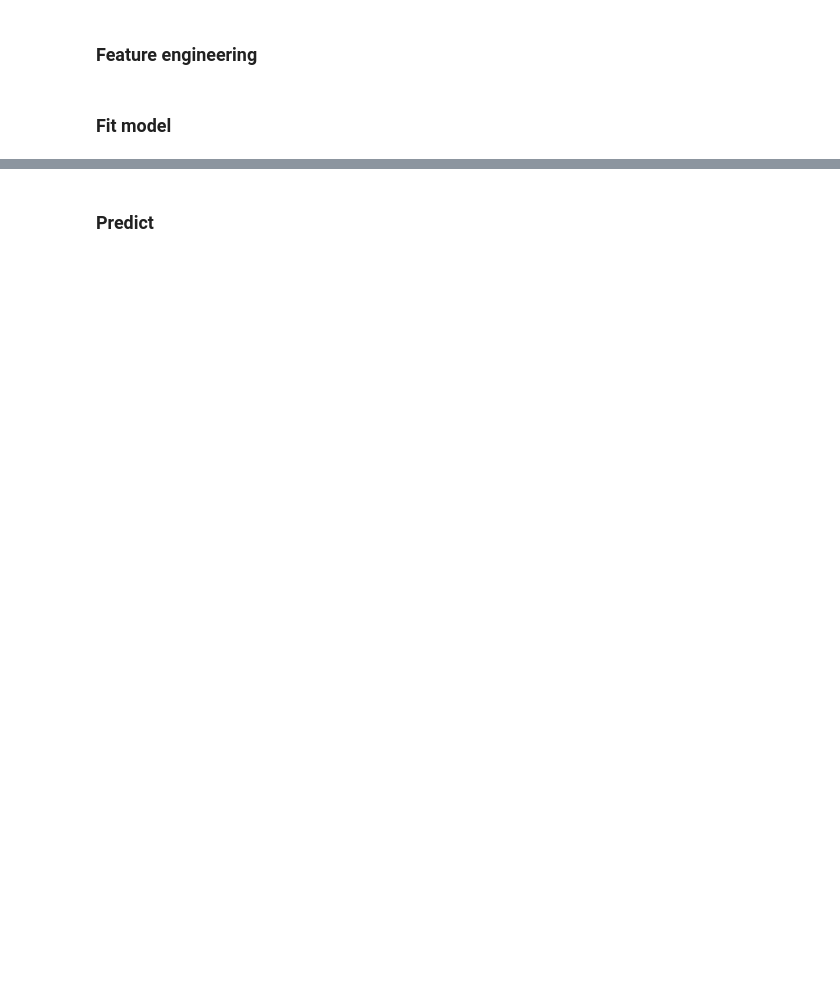
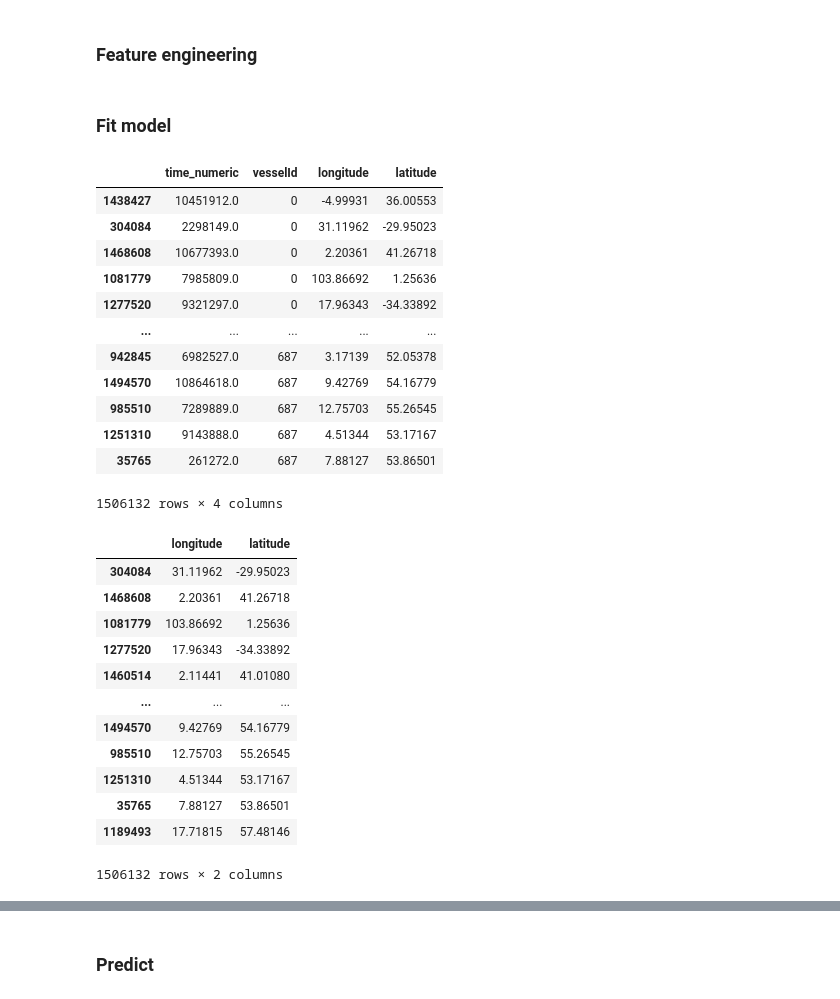
Before and after one commit to andrejvi/AIS-Vessel-Position-Prediction-ML, a Jupyter notebook: Main.ipynb, the cells around one changed output, grey strips where cells are left out. Cells and saved outputs as stored; diff of their text form; code cells hidden in the pictures; blank space fills up the shorter version.

```diff
--- a/Main.ipynb
+++ b/Main.ipynb
@@ -100,0 +86,47 @@ model = xgb.XGBRegressor().fit(train_df[features], train_df[targets])
+# %%
+features = ['time_numeric', 'vesselId', 'longitude', 'latitude']
+targets = ['longitude', 'latitude']
+
+train_df = train_df.sort_values(by = 'vesselId')
+X = train_df[features].copy(deep = True)
+y = train_df[targets].copy(deep = True)
+indexes_X = []
+indexes_y = []
+for vessel in train_df['vesselId'].unique():
+    data_vessel = train_df[train_df['vesselId'] == vessel]
+    indexes_X.append(data_vessel.index[-1])
+    indexes_y.append(data_vessel.index[0])
+
+
+X = X.drop(index = indexes_X)
+y = y.drop(index = indexes_y)
+
+display(X[features])
+display(y[targets])
+# %% [output]
+|  | time_numeric | vesselId | longitude | latitude |
+| 1438427 | 10451912.0 | 0 | -4.99931 | 36.00553 |
+| 304084 | 2298149.0 | 0 | 31.11962 | -29.95023 |
+| 1468608 | 10677393.0 | 0 | 2.20361 | 41.26718 |
+| 1081779 | 7985809.0 | 0 | 103.86692 | 1.25636 |
+| 1277520 | 9321297.0 | 0 | 17.96343 | -34.33892 |
+| ... | ... | ... | ... | ... |
+| 942845 | 6982527.0 | 687 | 3.17139 | 52.05378 |
+| 1494570 | 10864618.0 | 687 | 9.42769 | 54.16779 |
+| 985510 | 7289889.0 | 687 | 12.75703 | 55.26545 |
+| 1251310 | 9143888.0 | 687 | 4.51344 | 53.17167 |
+| 35765 | 261272.0 | 687 | 7.88127 | 53.86501 |
+1506132 rows × 4 columns
+|  | longitude | latitude |
+| 304084 | 31.11962 | -29.95023 |
+| 1468608 | 2.20361 | 41.26718 |
+| 1081779 | 103.86692 | 1.25636 |
+| 1277520 | 17.96343 | -34.33892 |
+| 1460514 | 2.11441 | 41.01080 |
+| ... | ... | ... |
+| 1494570 | 9.42769 | 54.16779 |
+| 985510 | 12.75703 | 55.26545 |
+| 1251310 | 4.51344 | 53.17167 |
+| 35765 | 7.88127 | 53.86501 |
+| 1189493 | 17.71815 | 57.48146 |
+1506132 rows × 2 columns
```
Also changed, not shown: parts of 22 cells of this notebook, 6 other files.
